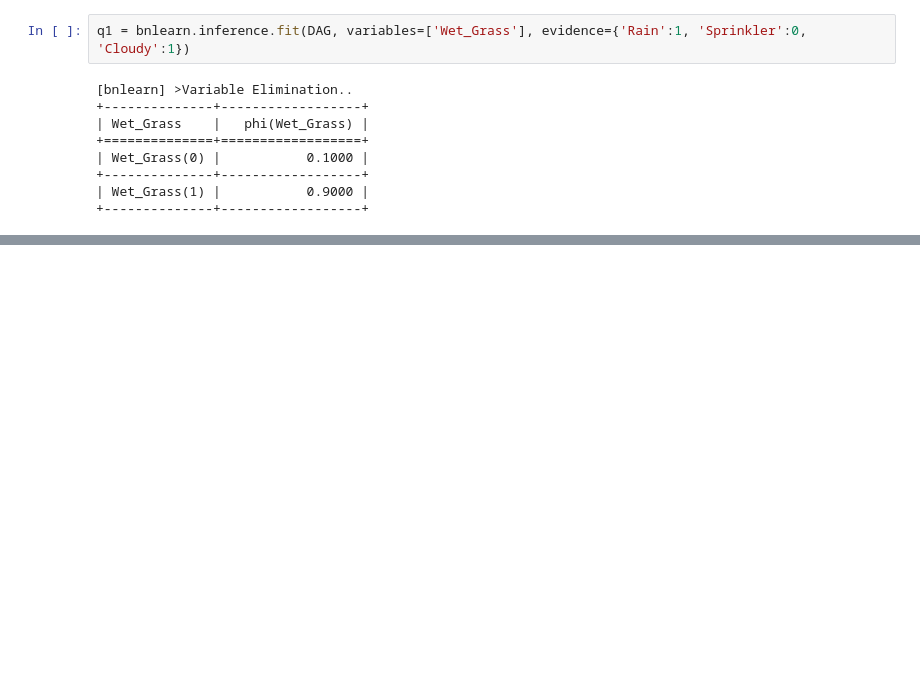
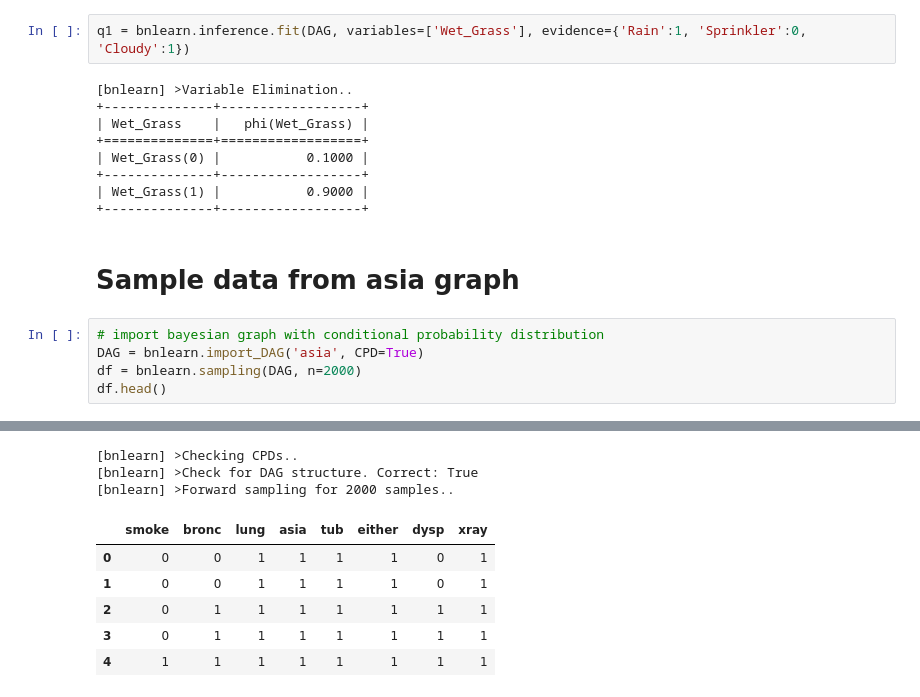
Before and after one commit to VaishnaviSPatil/UDA_CausalDAG, a Jupyter notebook: data_creation.ipynb, the cells around one changed output, grey strips where cells are left out. Saved outputs shown, nothing was run; the diff lists cells and outputs as text; blank space fills up the shorter version.

Commit message:
adding asia dataset

```diff
--- a/data_creation.ipynb
+++ b/data_creation.ipynb
@@ -294,3 +294,11 @@ q1 = bnlearn.inference.fit(DAG, variables=['Wet_Grass'], evidence={'Rain':1, 'Sp
 +--------------+------------------+
 | Wet_Grass(1) |           0.9000 |
 +--------------+------------------+
+# %% [markdown]
+# Sample data from asia graph
+# %%
+# import bayesian graph with conditional probability distribution
+DAG = bnlearn.import_DAG('asia', CPD=True)
+df = bnlearn.sampling(DAG, n=2000)
+df.head()
+# %% [output]
@@ -296,0 +306,9 @@ q1 = bnlearn.inference.fit(DAG, variables=['Wet_Grass'], evidence={'Rain':1, 'Sp
+[bnlearn] >Checking CPDs..
+[bnlearn] >Check for DAG structure. Correct: True
+[bnlearn] >Forward sampling for 2000 samples..
+|  | smoke | bronc | lung | asia | tub | either | dysp | xray |
+| 0 | 0 | 0 | 1 | 1 | 1 | 1 | 0 | 1 |
+| 1 | 0 | 0 | 1 | 1 | 1 | 1 | 0 | 1 |
+| 2 | 0 | 1 | 1 | 1 | 1 | 1 | 1 | 1 |
+| 3 | 0 | 1 | 1 | 1 | 1 | 1 | 1 | 1 |
+| 4 | 1 | 1 | 1 | 1 | 1 | 1 | 1 | 1 |
```
Also changed, not shown: parts of 12 cells of this notebook, 3 other files.
